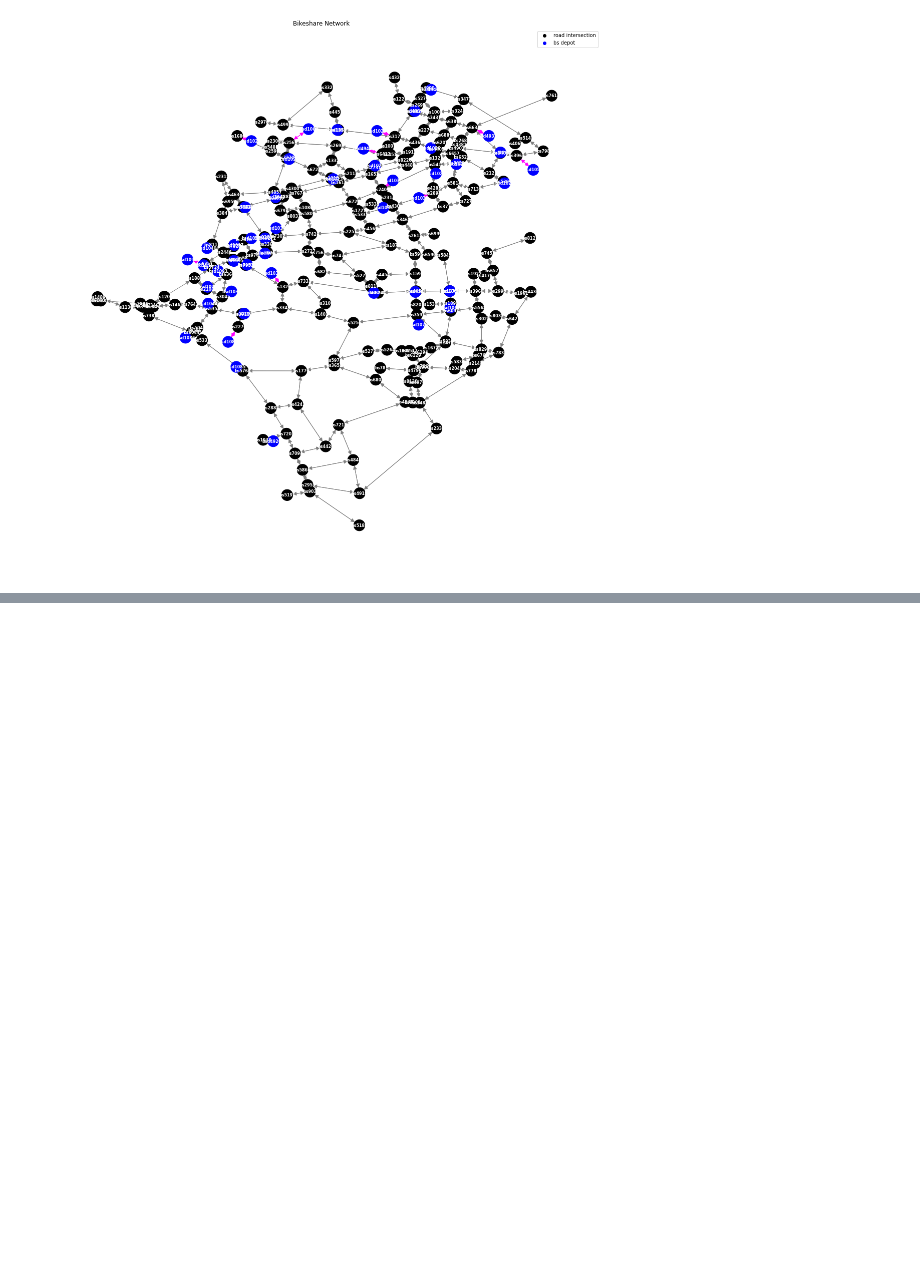
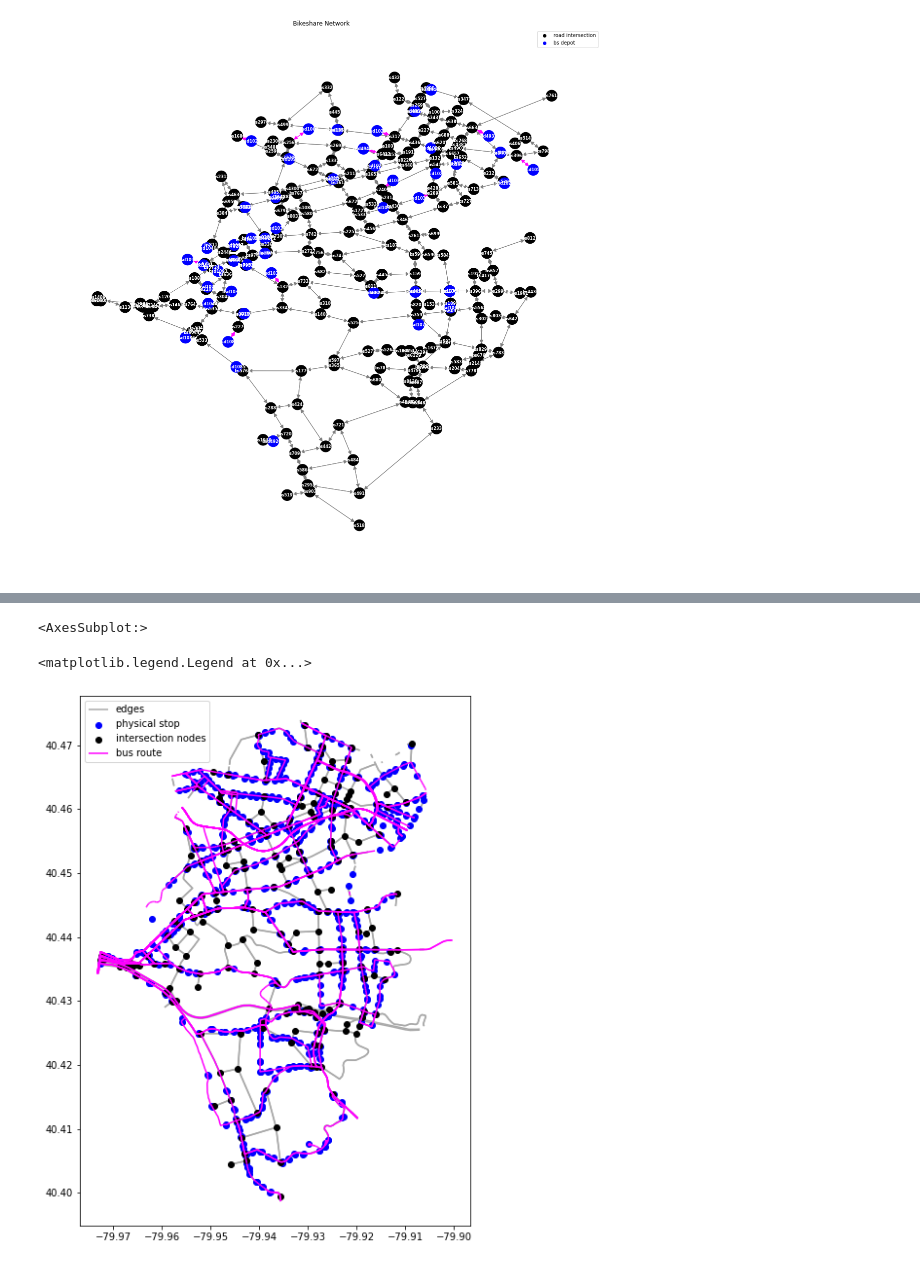
Before and after one commit to lgraff/Multimodal-Accessibility_notebooks, a Jupyter notebook: PGH_network.ipynb, the cells around one changed output, grey strips where cells are left out. Saved outputs shown, nothing was run; the diff lists cells and outputs as text; code cells hidden in the pictures; blank space fills up the shorter version.

```diff
--- a/PGH_network.ipynb
+++ b/PGH_network.ipynb
@@ -698,0 +684,12 @@ plot_nodes_and_edges(nodes_clip, new_edges_clip)
+# %%
+# Bus Stops
+# Change directory to location of data
+new_dir = cwd.replace('Code','Data/PortAuthority/')
+os.chdir(new_dir)
+file_name = 'paac_stops_1909/PAAC_stops_1909.shp'   # https://data.wprdc.org/dataset/regional-park-n-ride-facilities-web-inventory/resource/46692b9c-ad3f-4a29-8deb-5ca4207eb50d
+bus_stops_gdf = read_file(file_name)
+bus_stops_gdf.head(2)
+#bus_stops_gdf.crs
+# Transform geometry of edges to the proper coord system
+bus_stops_gdf = bus_stops_gdf.to_crs(epsg = 4326)
+bus_stops_gdf.crs
@@ -698,0 +711,9 @@ plot_nodes_and_edges(nodes_clip, new_edges_clip)
+# %%
+# Bus Routes
+file_name = 'paac_routes_1909/PAAC_Routes_1909.shp'   # https://data.wprdc.org/dataset/regional-park-n-ride-facilities-web-inventory/resource/46692b9c-ad3f-4a29-8deb-5ca4207eb50d
+bus_routes_gdf = read_file(file_name)
+bus_routes_gdf.head(2)
+#bus_routes_gdf.crs
+# Transform geometry of edges to the proper coord system
+bus_routes_gdf = bus_routes_gdf.to_crs(epsg = 4326)
+bus_routes_gdf.crs
@@ -698,0 +735,12 @@ plot_nodes_and_edges(nodes_clip, new_edges_clip)
+# %%
+# clip data and plot
+#pgh_nhoods_mask = pgh_nhoods[pgh_nhoods['hood'].isin(['Squirrel Hill North', 'Squirrel Hill South'])]  # subset the nhood polygon layer
+rt_nodes_clip = gpd.clip(bus_stops_gdf, pgh_nhoods_mask).reset_index()
+rt_edge_clip = gpd.clip(bus_routes_gdf, pgh_nhoods_mask).reset_index()
+ax = plot_nodes_and_edges([(rt_nodes_clip, 'blue', 'physical stop'), (nodes_clip, 'black', 'intersection nodes')], edges_clip)
+rt_edge_clip.plot(ax=ax, color = 'magenta', zorder=2, label='bus route')
+ax.legend()
+# %% [output]
+<AxesSubplot:>
+<matplotlib.legend.Legend at 0x...>
+[figure, added]
```
Also changed, not shown: parts of 36 cells of this notebook.
